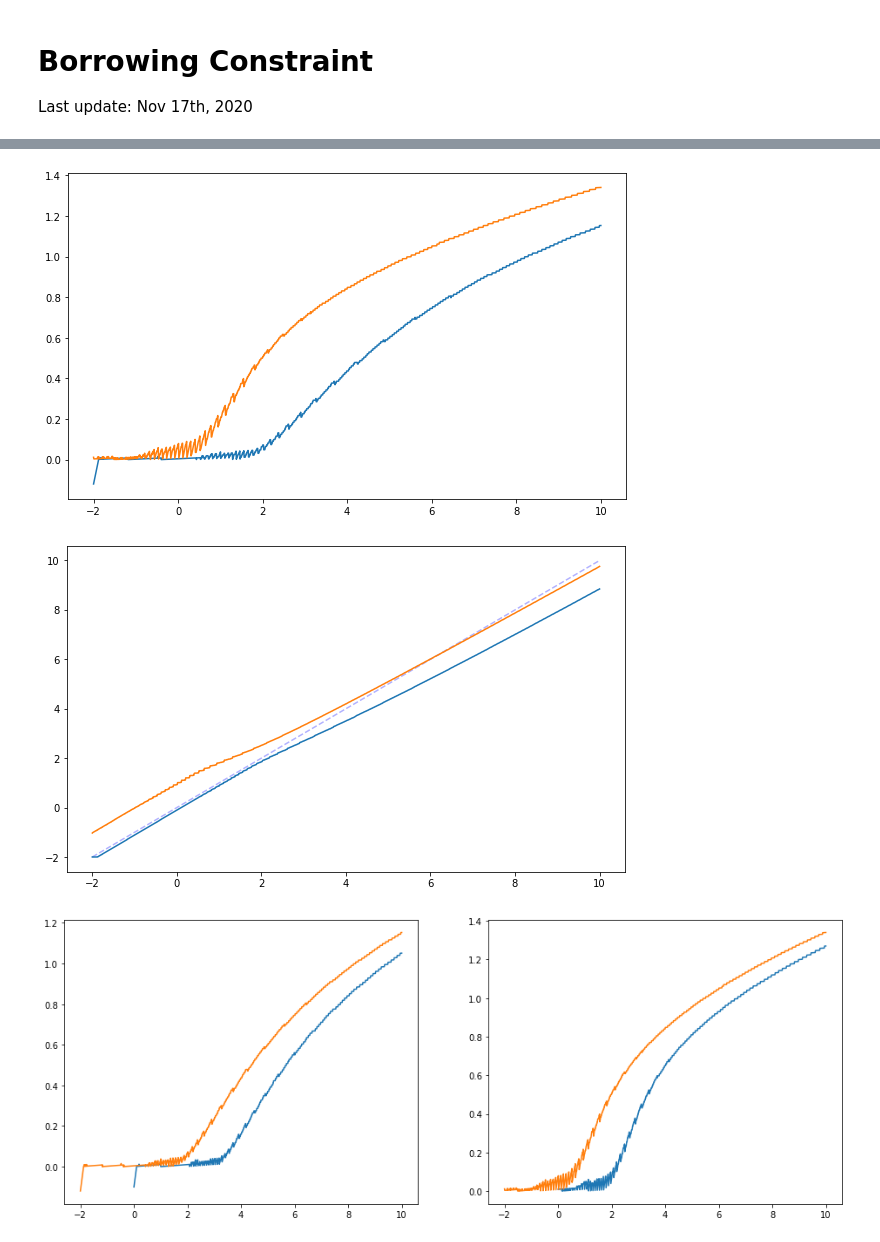
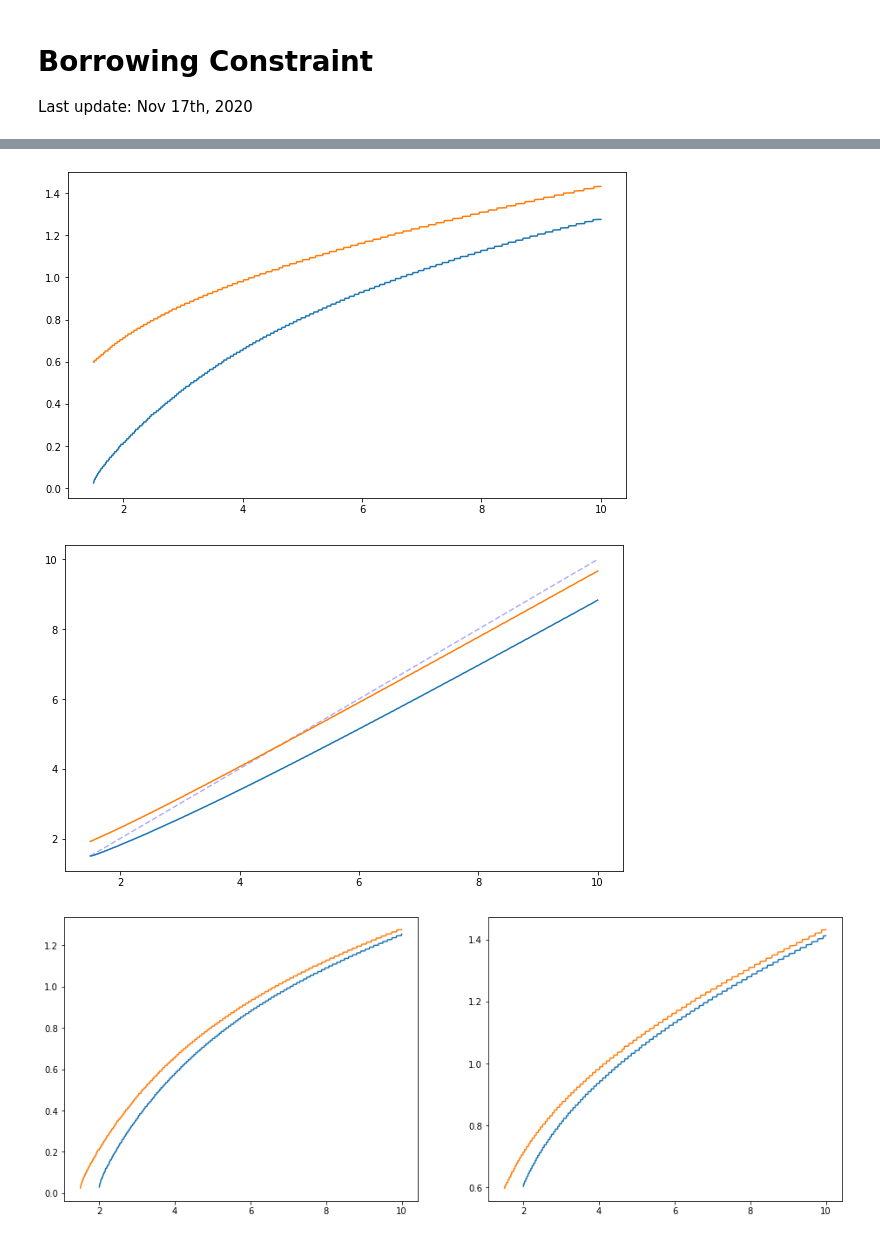
Before and after one commit to wupeifan/ECON_407_Fall2020, a Jupyter notebook: Notebooks/BorrowingConstraint.ipynb, the cells around one changed output, grey strips where cells are left out. Drawn from its saved outputs; the diff is of its cells as text; code cells hidden in the pictures.

```diff
--- a/Notebooks/BorrowingConstraint.ipynb
+++ b/Notebooks/BorrowingConstraint.ipynb
@@ -14,13 +14,13 @@ R = 1.01
 gamma = 1.5
 # %%
 N = 2
-y_grid = np.array([-0.1, 1.0])
+y_grid = np.array([0.01, 1.0])
 Pi = np.array([[0.6, 0.4], [0.05, 0.95]])
 # %%
 # Grid for savings
 
 n_k = 1000
-k_min = 0.0
+k_min = 2.0
 k_max = 10.0
 k_grid = np.linspace(k_min, k_max, n_k)
 # %%
@@ -79,7 +79,7 @@ plt.show()
 # %%
 # Make borrowing available?
-n_k = 1500
-k_min = -2.0
+n_k = 1000
+k_min = 1.5
 k_max = 10.0
 k_grid = np.linspace(k_min, k_max, n_k)
 # %%
@@ -117,22 +117,22 @@ plt.figure(figsize = (10, 6))
 plt.plot(k_grid, consumption_new.T)
 plt.show()
 # %% [output]
-[figure, old version]
+[figure, new version]
 # %%
 plt.figure(figsize = (10, 6))
 plt.plot(k_grid, k_grid, 'b--', alpha = 0.3)
 plt.plot(k_grid, policy_new.T)
 plt.show()
 # %% [output]
-[figure, old version]
+[figure, new version]
 # %%
 # Compare consumption in either cases
 
 fig, (ax1, ax2) = plt.subplots(1, 2, figsize = (16, 6))
-ax1.plot(np.linspace(0.0, 10.0, 1000), consumption_old[0, :])
-ax1.plot(np.linspace(-2.0, 10.0, 1500), consumption_new[0, :])
-ax2.plot(np.linspace(0.0, 10.0, 1000), consumption_old[1, :])
-ax2.plot(np.linspace(-2.0, 10.0, 1500), consumption_new[1, :])
+ax1.plot(np.linspace(2.0, 10.0, 1000), consumption_old[0, :])
+ax1.plot(np.linspace(1.5, 10.0, 1000), consumption_new[0, :])
+ax2.plot(np.linspace(2.0, 10.0, 1000), consumption_old[1, :])
+ax2.plot(np.linspace(1.5, 10.0, 1000), consumption_new[1, :])
 fig.show()
 # %% [output]
-[figure, old version]
+[figure, new version]
```
Also changed, not shown: parts of 5 cells of this notebook.
